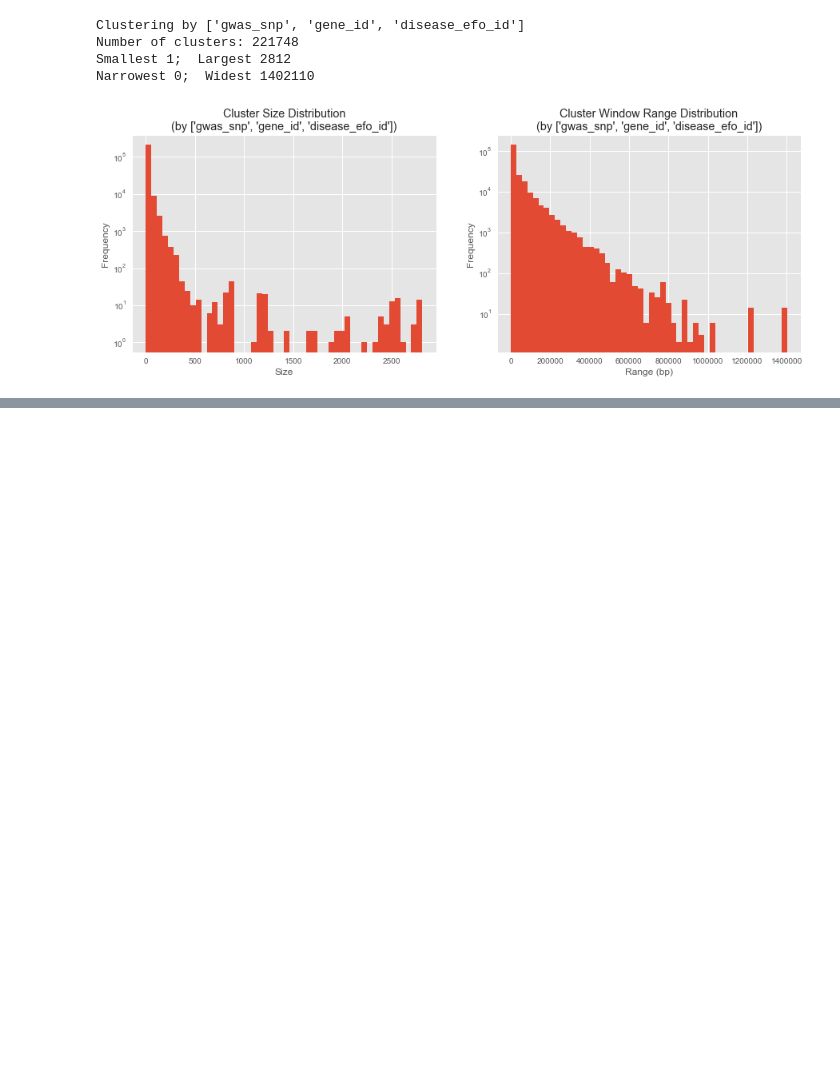
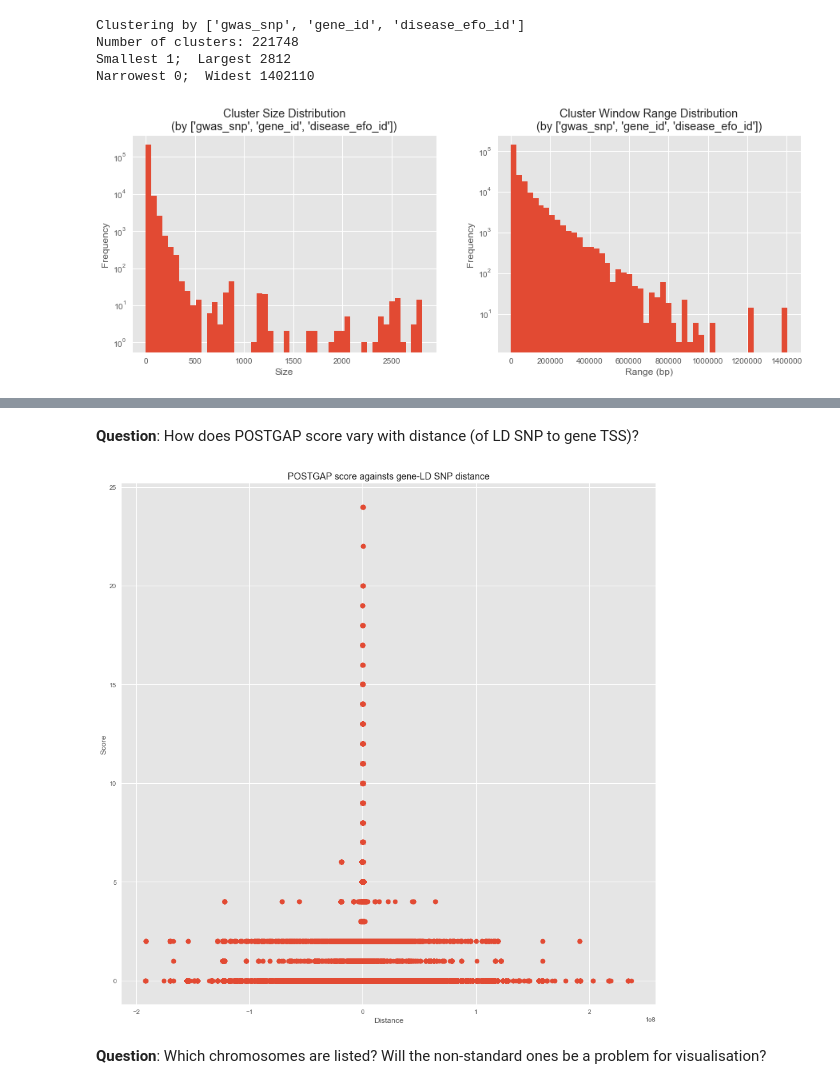
Before and after one commit to opentargets-archive/postgap_analysis, a Jupyter notebook: postgap_analysis_flat.ipynb, the cells around one changed output, grey strips where cells are left out. Saved outputs shown, nothing was run; the diff lists cells and outputs as text; code cells hidden in the pictures; blank space fills up the shorter version.

Commit message:
Add several extra questions

```diff
--- a/postgap_analysis_flat.ipynb
+++ b/postgap_analysis_flat.ipynb
@@ -320,0 +368,14 @@ Narrowest 0;  Widest 1402110
+# %% [markdown]
+**Question**: How does POSTGAP score vary with distance (of LD SNP to gene TSS)?
+# %%
+dists = pg.pos - pg.gene_tss
+plt.figure(figsize=(15, 15))
+plt.scatter(dists, pg.score)
+plt.title('POSTGAP score againsts gene-LD SNP distance')
+plt.ylabel('Score')
+plt.xlabel('Distance')
+plt.show()
+# %% [output]
+[figure, added]
+# %% [markdown]
+**Question**: Which chromosomes are listed? Will the non-standard ones be a problem for visualisation?
```
Also changed, not shown: parts of 6 cells of this notebook, 1 other file.
